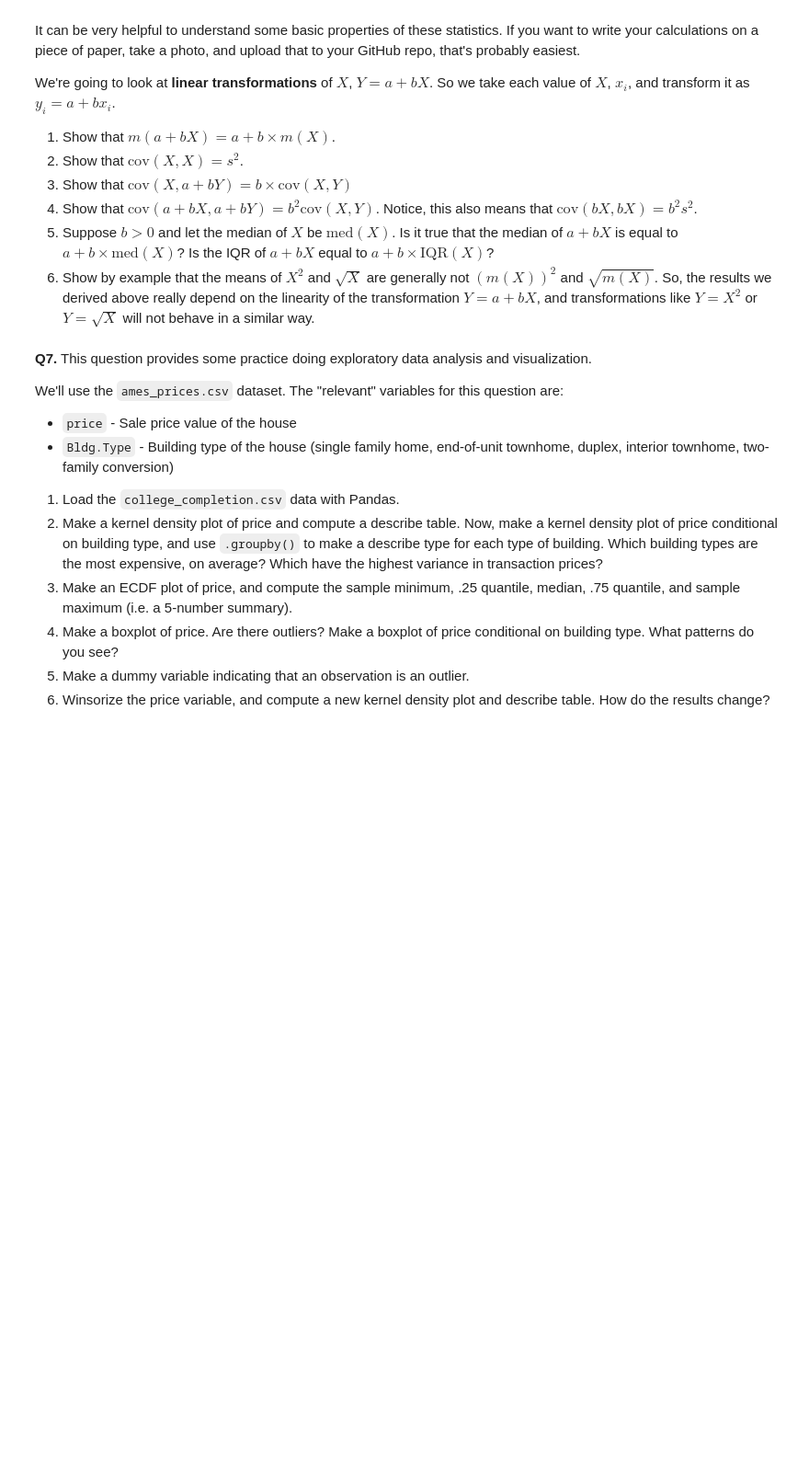
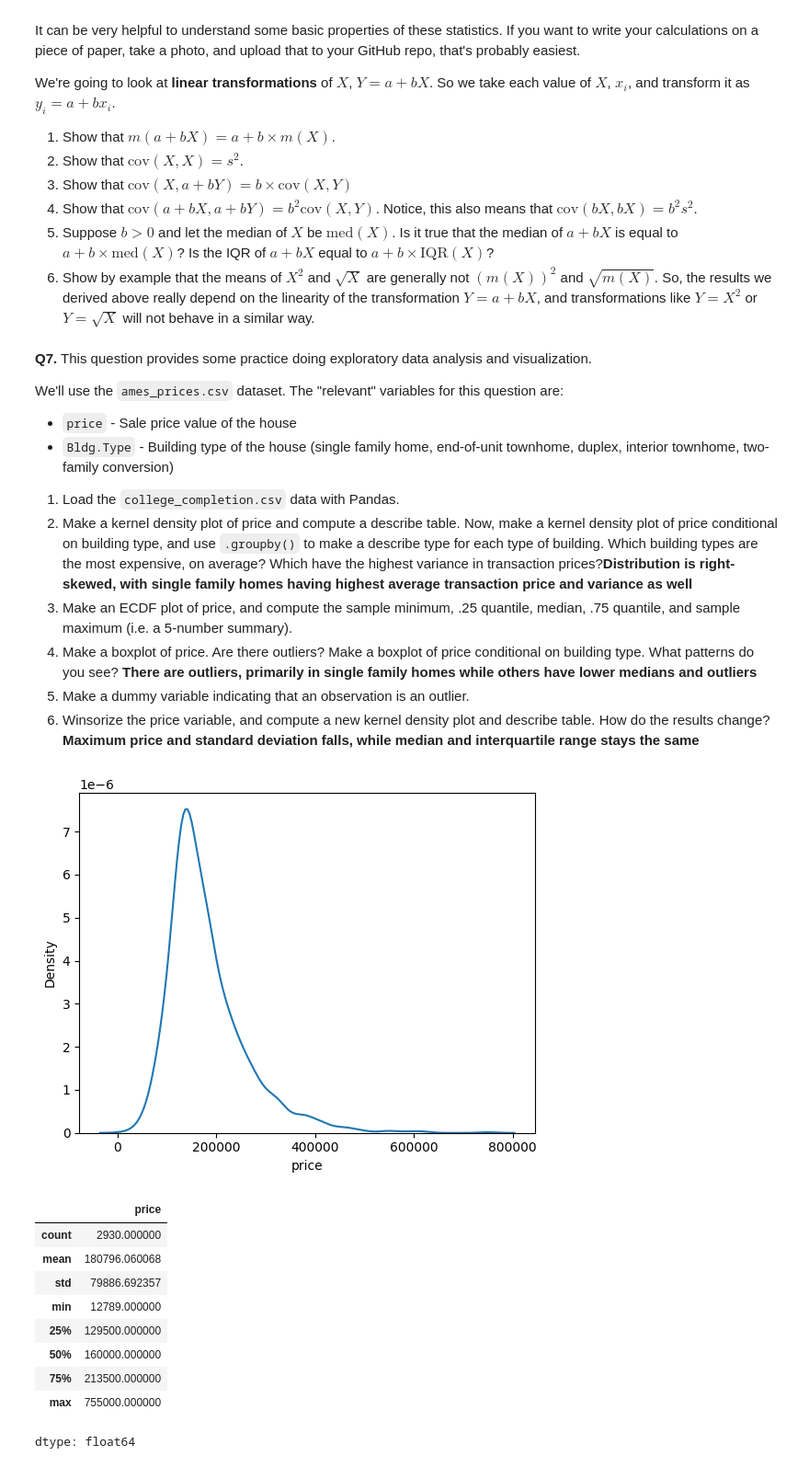
Before and after one commit to ericline1/undergrad_ml_assignments, a Jupyter notebook: 01_assignment_wrangling_and_eda.ipynb, the cells around one changed output. Shown at 92% size. Saved outputs shown, nothing was run; the diff lists cells and outputs as text; code cells hidden in the pictures; blank space fills up the shorter version.

```diff
--- a/01_assignment_wrangling_and_eda.ipynb
+++ b/01_assignment_wrangling_and_eda.ipynb
@@ -510,8 +515,32 @@ We'll use the `ames_prices.csv` dataset. The "relevant" variables for this quest
   - `Bldg.Type` - Building type of the house (single family home, end-of-unit townhome, duplex, interior townhome, two-family conversion)
 
 1. Load the `college_completion.csv` data with Pandas.
-2. Make a kernel density plot of price and compute a describe table. Now, make a kernel density plot of price conditional on building type, and use `.groupby()` to make a describe type for each type of building. Which building types are the most expensive, on average? Which have the highest variance in transaction prices?
+2. Make a kernel density plot of price and compute a describe table. Now, make a kernel density plot of price conditional on building type, and use `.groupby()` to make a describe type for each type of building. Which building types are the most expensive, on average? Which have the highest variance in transaction prices?**Distribution is right-skewed, with single family homes having highest average transaction price and variance as well**
 3. Make an ECDF plot of price, and compute the sample minimum, .25 quantile, median, .75 quantile, and sample maximum (i.e. a 5-number summary).
-4. Make a boxplot of price. Are there outliers? Make a boxplot of price conditional on building type. What patterns do you see?
+4. Make a boxplot of price. Are there outliers? Make a boxplot of price conditional on building type. What patterns do you see? **There are outliers, primarily in single family homes while others have lower medians and outliers**
 5. Make a dummy variable indicating that an observation is an outlier.
-6. Winsorize the price variable, and compute a new kernel density plot and describe table. How do the results change?
+6. Winsorize the price variable, and compute a new kernel density plot and describe table. How do the results change? **Maximum price and standard deviation falls, while median and interquartile range stays the same**
+# %%
+import pandas as pd
+import seaborn as sns
+import matplotlib.pyplot as plt
+import numpy as np
+
+df = pd.read_csv("/content/data/ames_prices.csv")
+# %%
+sns.kdeplot(df["price"])
+plt.show()
+
+df["price"].describe()
+# %% [output]
+[figure, added]
+|  | price |
+| count | 2930.000000 |
+| mean | 180796.060068 |
+| std | 79886.692357 |
+| min | 12789.000000 |
+| 25% | 129500.000000 |
+| 50% | 160000.000000 |
+| 75% | 213500.000000 |
+| max | 755000.000000 |
+dtype: float64
```
Also changed, not shown: parts of 18 cells of this notebook.
